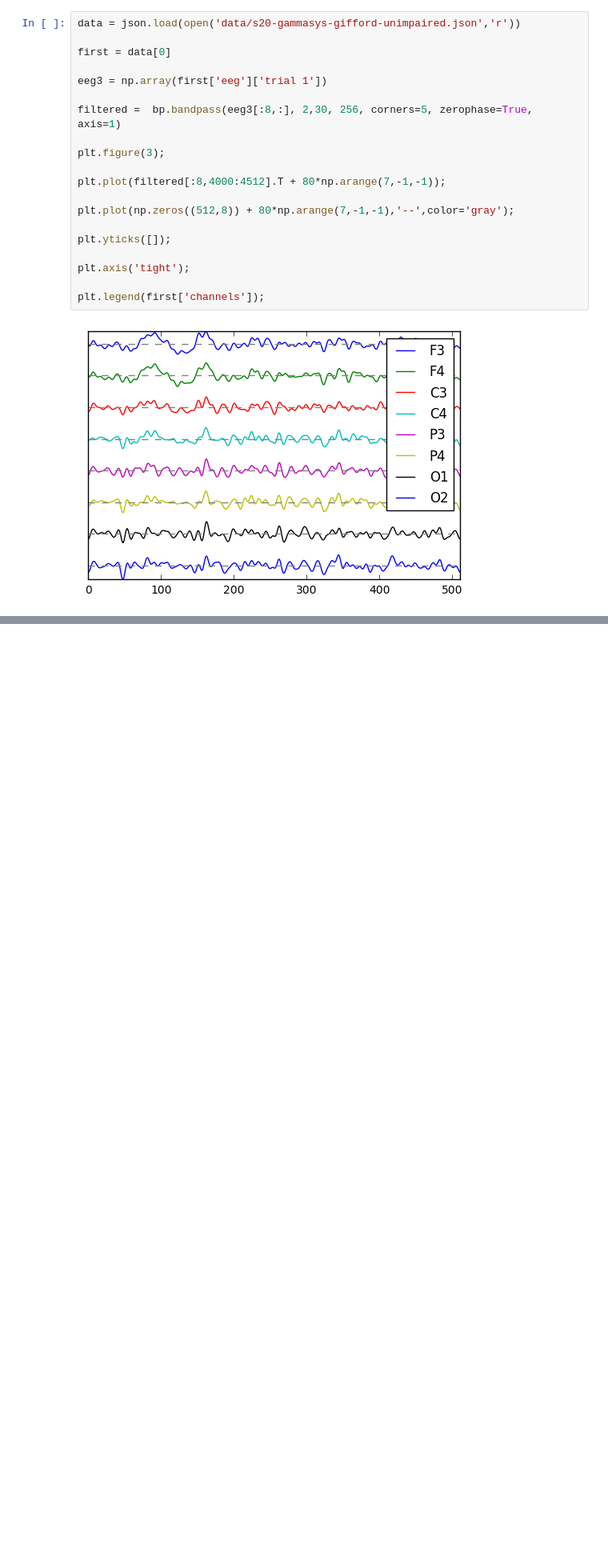
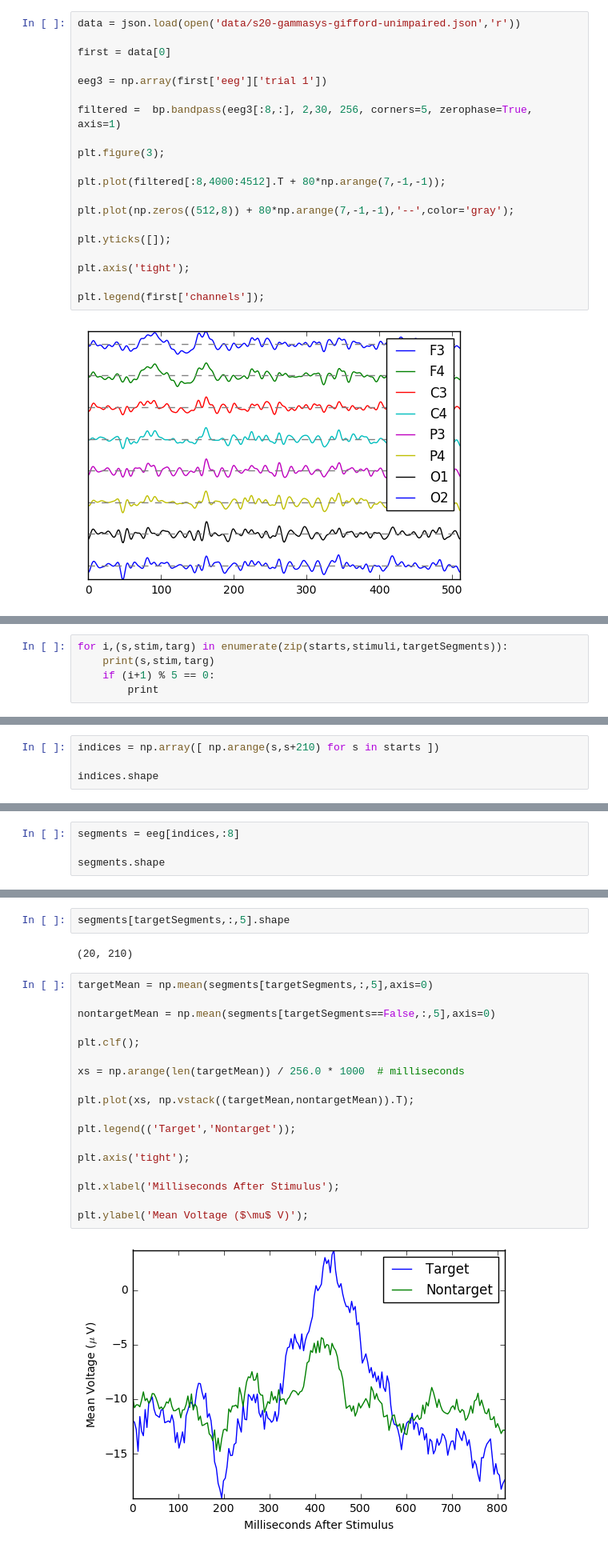
Before and after one commit to brylie/CSU-BCILab-getting-started-with-EEG-data, a Jupyter notebook: Getting Started with EEG Data.ipynb, the cells around one changed output, grey strips where cells are left out. Shown at 80% size. Saved outputs shown, nothing was run; the diff lists cells and outputs as text; blank space fills up the shorter version.

```diff
--- a/Getting Started with EEG Data.ipynb
+++ b/Getting Started with EEG Data.ipynb
@@ -327,0 +409,5 @@ plt.legend(first['channels']);
+# %%
+for i,(s,stim,targ) in enumerate(zip(starts,stimuli,targetSegments)):
+    print(s,stim,targ)
+    if (i+1) % 5 == 0:
+        print
@@ -327,0 +451,4 @@ plt.legend(first['channels']);
+# %%
+indices = np.array([ np.arange(s,s+210) for s in starts ])
+
+indices.shape
@@ -327,0 +459,4 @@ plt.legend(first['channels']);
+# %%
+segments = eeg[indices,:8]
+
+segments.shape
@@ -327,0 +469,24 @@ plt.legend(first['channels']);
+# %%
+segments[targetSegments,:,5].shape
+# %% [output]
+(20, 210)
+# %%
+targetMean = np.mean(segments[targetSegments,:,5],axis=0)
+
+nontargetMean = np.mean(segments[targetSegments==False,:,5],axis=0)
+
+plt.clf();
+
+xs = np.arange(len(targetMean)) / 256.0 * 1000  # milliseconds
+
+plt.plot(xs, np.vstack((targetMean,nontargetMean)).T);
+
+plt.legend(('Target','Nontarget'));
+
+plt.axis('tight');
+
+plt.xlabel('Milliseconds After Stimulus');
+
+plt.ylabel('Mean Voltage ($\mu$ V)');
+# %% [output]
+[figure, added]
```
Also changed, not shown: parts of 27 cells of this notebook.
